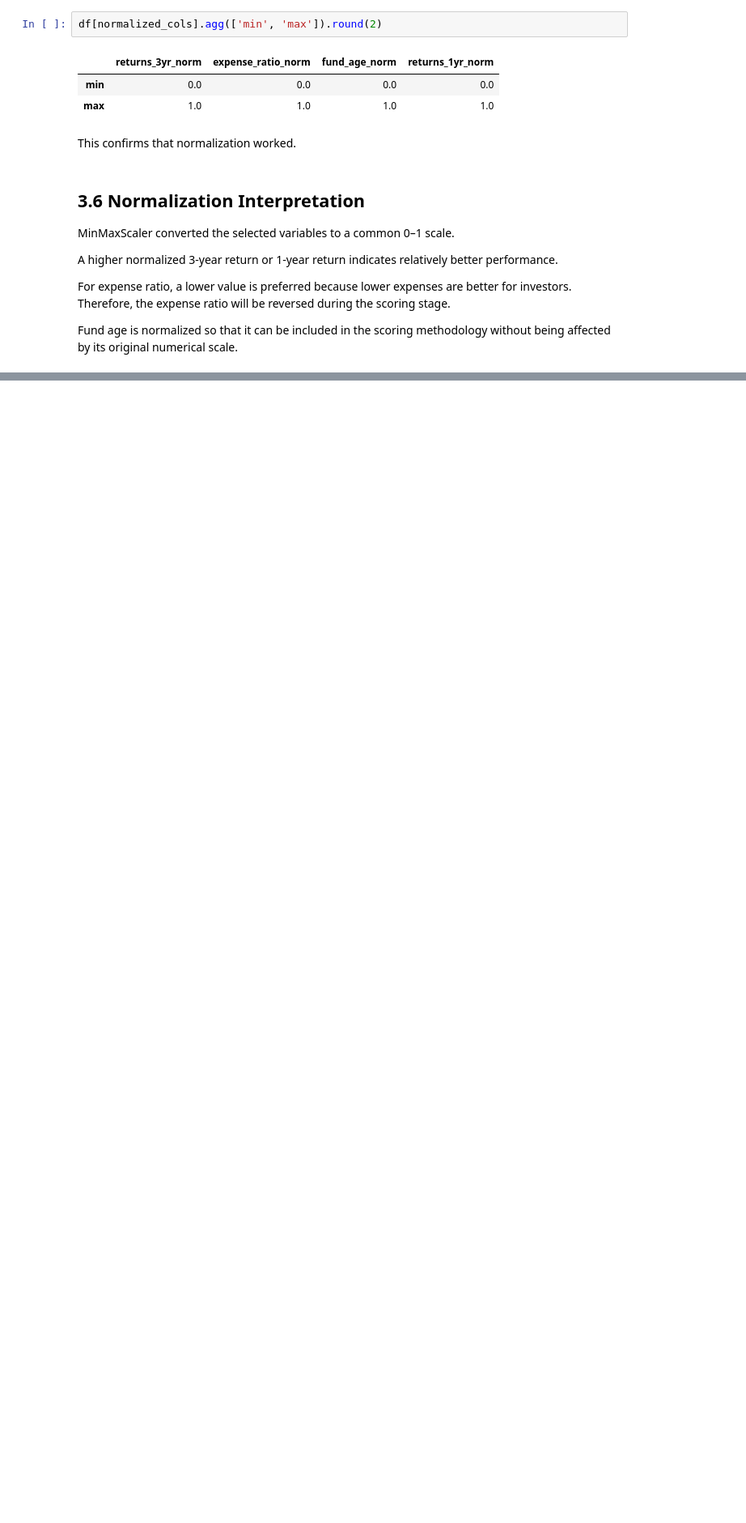
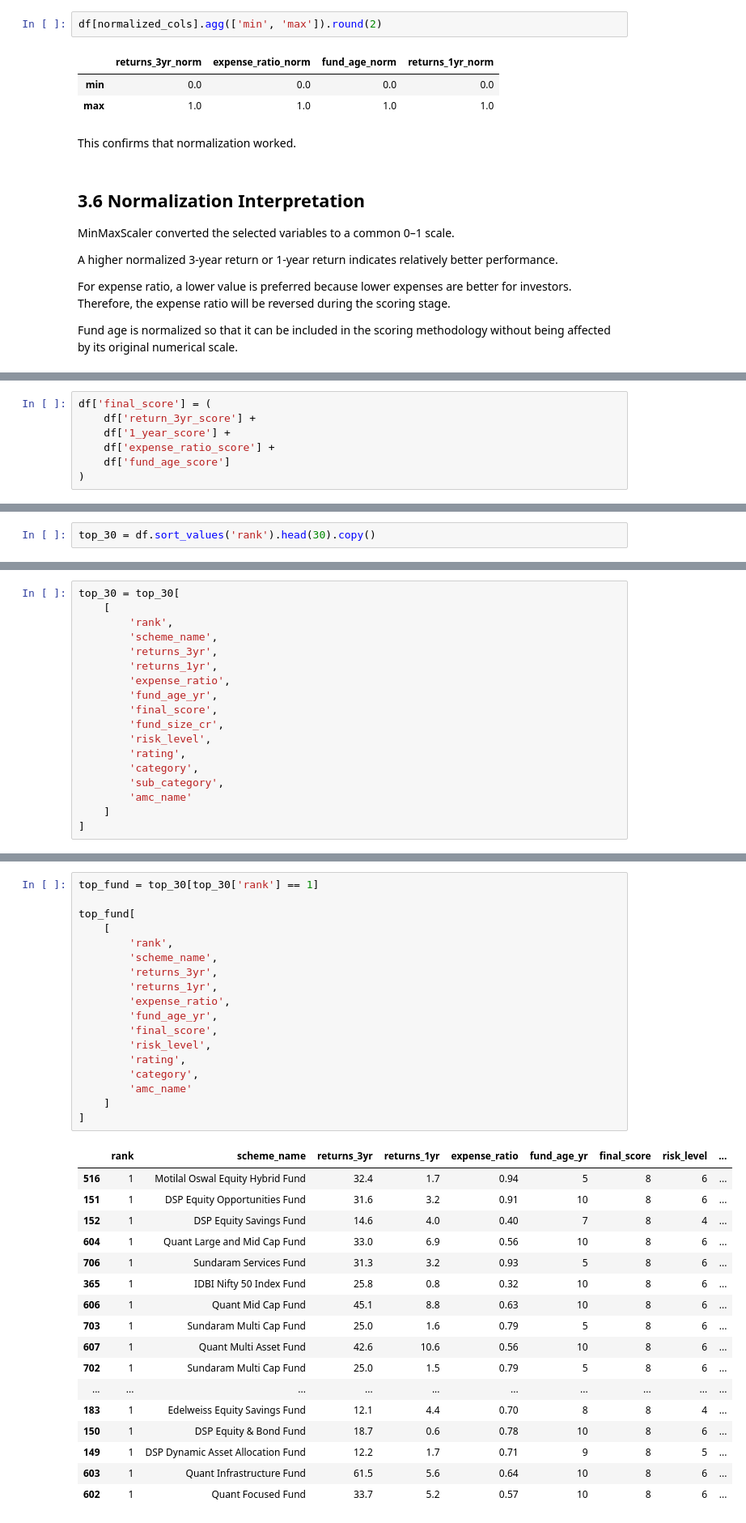
Before and after one commit to shakti-mankar/Data_Analyst_internship_projects, a Jupyter notebook: First_Project/Stage_1_Data_cleaning/Mutual_Fund_Analysis_Stage_0_1.ipynb, the cells around one changed output, grey strips where cells are left out. Shown at 81% size. Cells and saved outputs as stored; diff of their text form; blank space fills up the shorter version.

```diff
--- a/First_Project/Stage_1_Data_cleaning/Mutual_Fund_Analysis_Stage_0_1.ipynb
+++ b/First_Project/Stage_1_Data_cleaning/Mutual_Fund_Analysis_Stage_0_1.ipynb
@@ -974,0 +1060,7 @@ without being affected by its original numerical scale.
+# %%
+df['final_score'] = (
+    df['return_3yr_score'] +
+    df['1_year_score'] +
+    df['expense_ratio_score'] +
+    df['fund_age_score']
+)
@@ -974,0 +1116,2 @@ without being affected by its original numerical scale.
+# %%
+top_30 = df.sort_values('rank').head(30).copy()
@@ -974,0 +1130,18 @@ without being affected by its original numerical scale.
+# %%
+top_30 = top_30[
+    [
+        'rank',
+        'scheme_name',
+        'returns_3yr',
+        'returns_1yr',
+        'expense_ratio',
+        'fund_age_yr',
+        'final_score',
+        'fund_size_cr',
+        'risk_level',
+        'rating',
+        'category',
+        'sub_category',
+        'amc_name'
+    ]
+]
@@ -974,0 +1242,36 @@ without being affected by its original numerical scale.
+# %%
+top_fund = top_30[top_30['rank'] == 1]
+
+top_fund[
+    [
+        'rank',
+        'scheme_name',
+        'returns_3yr',
+        'returns_1yr',
+        'expense_ratio',
+        'fund_age_yr',
+        'final_score',
+        'risk_level',
+        'rating',
+        'category',
+        'amc_name'
+    ]
+]
+# %% [output]
+|  | rank | scheme_name | returns_3yr | returns_1yr | expense_ratio | fund_age_yr | final_score | risk_level | ... |
+| 516 | 1 | Motilal Oswal Equity Hybrid Fund | 32.4 | 1.7 | 0.94 | 5 | 8 | 6 | ... |
+| 151 | 1 | DSP Equity Opportunities Fund | 31.6 | 3.2 | 0.91 | 10 | 8 | 6 | ... |
+| 152 | 1 | DSP Equity Savings Fund | 14.6 | 4.0 | 0.40 | 7 | 8 | 4 | ... |
+| 604 | 1 | Quant Large and Mid Cap Fund | 33.0 | 6.9 | 0.56 | 10 | 8 | 6 | ... |
+| 706 | 1 | Sundaram Services Fund | 31.3 | 3.2 | 0.93 | 5 | 8 | 6 | ... |
+| 365 | 1 | IDBI Nifty 50 Index Fund | 25.8 | 0.8 | 0.32 | 10 | 8 | 6 | ... |
+| 606 | 1 | Quant Mid Cap Fund | 45.1 | 8.8 | 0.63 | 10 | 8 | 6 | ... |
+| 703 | 1 | Sundaram Multi Cap Fund | 25.0 | 1.6 | 0.79 | 5 | 8 | 6 | ... |
+| 607 | 1 | Quant Multi Asset Fund | 42.6 | 10.6 | 0.56 | 10 | 8 | 6 | ... |
+| 702 | 1 | Sundaram Multi Cap Fund | 25.0 | 1.5 | 0.79 | 5 | 8 | 6 | ... |
+| ... | ... | ... | ... | ... | ... | ... | ... | ... | ... |
+| 183 | 1 | Edelweiss Equity Savings Fund | 12.1 | 4.4 | 0.70 | 8 | 8 | 4 | ... |
+| 150 | 1 | DSP Equity & Bond Fund | 18.7 | 0.6 | 0.78 | 10 | 8 | 6 | ... |
+| 149 | 1 | DSP Dynamic Asset Allocation Fund | 12.2 | 1.7 | 0.71 | 9 | 8 | 5 | ... |
+| 603 | 1 | Quant Infrastructure Fund | 61.5 | 5.6 | 0.64 | 10 | 8 | 6 | ... |
+| 602 | 1 | Quant Focused Fund | 33.7 | 5.2 | 0.57 | 10 | 8 | 6 | ... |
```
Also changed, not shown: parts of 48 cells of this notebook, 2 other files.
